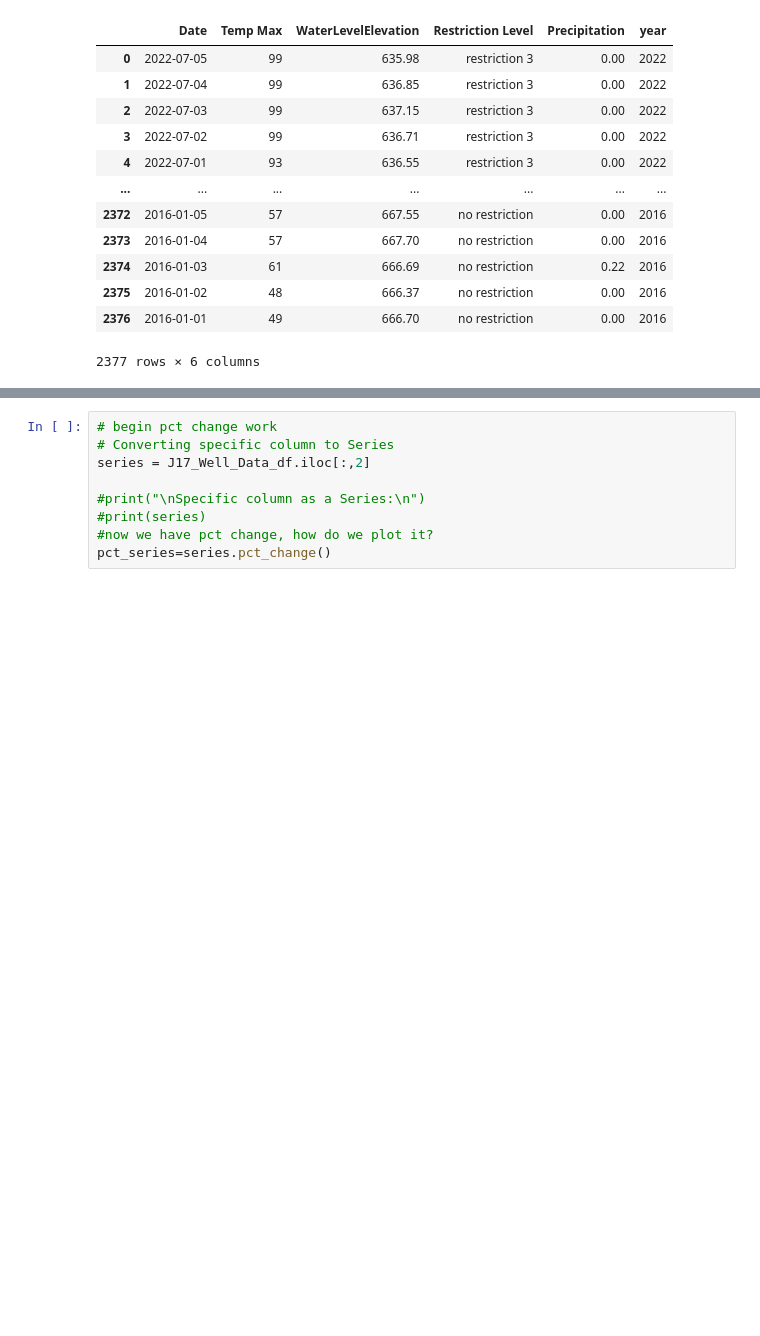
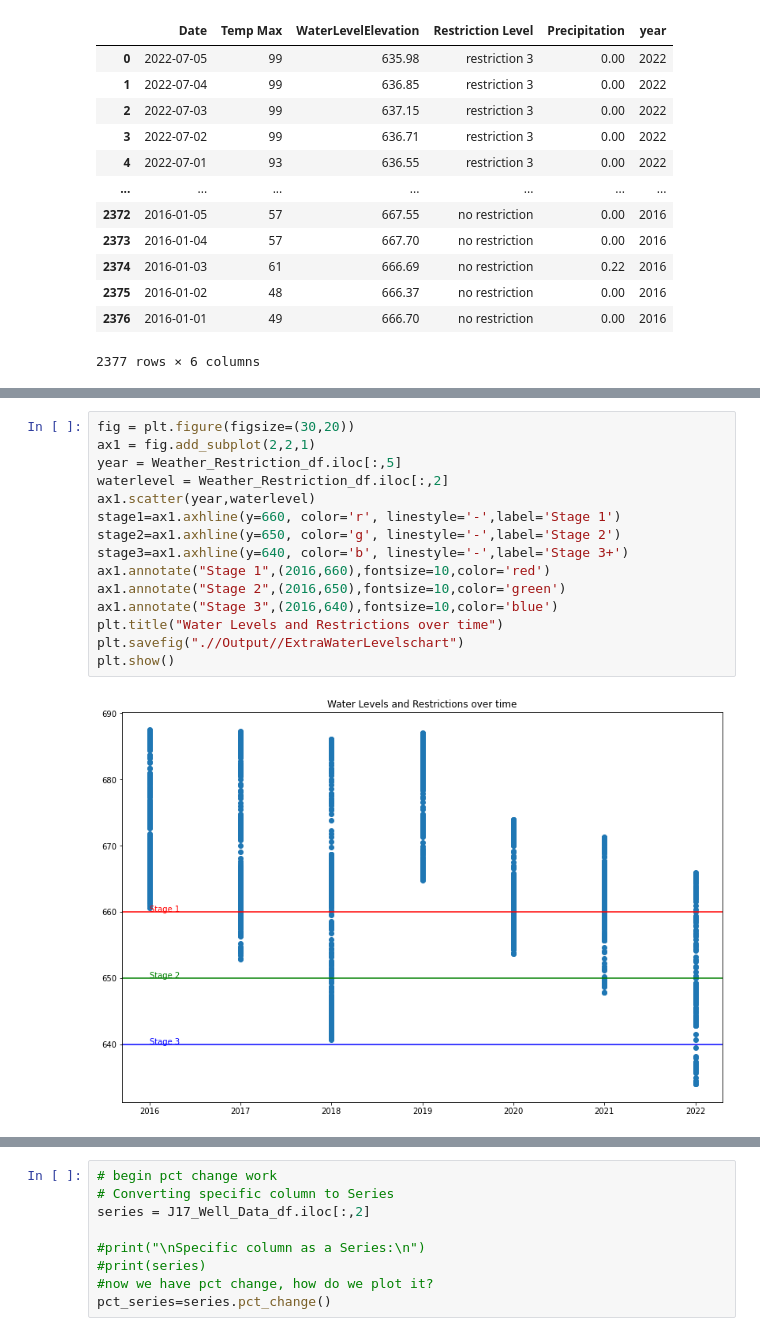
Before and after one commit to Shwetbaba/A-Review-of-the-Effectiveness-of-the-San-Antonio-Water-System-SAWS-Water-Restrictions-Policies, a Jupyter notebook: Group Project-1 Master Code.ipynb, the cells around one changed output, grey strips where cells are left out. Saved outputs shown, nothing was run; the diff lists cells and outputs as text; blank space fills up the shorter version.

```diff
--- a/Group Project-1 Master Code.ipynb
+++ b/Group Project-1 Master Code.ipynb
@@ -406,0 +405,17 @@ Weather_Restriction_df
+# %%
+fig = plt.figure(figsize=(30,20))
+ax1 = fig.add_subplot(2,2,1)
+year = Weather_Restriction_df.iloc[:,5]
+waterlevel = Weather_Restriction_df.iloc[:,2]
+ax1.scatter(year,waterlevel)
+stage1=ax1.axhline(y=660, color='r', linestyle='-',label='Stage 1')
+stage2=ax1.axhline(y=650, color='g', linestyle='-',label='Stage 2')
+stage3=ax1.axhline(y=640, color='b', linestyle='-',label='Stage 3+')
+ax1.annotate("Stage 1",(2016,660),fontsize=10,color='red')
+ax1.annotate("Stage 2",(2016,650),fontsize=10,color='green')
+ax1.annotate("Stage 3",(2016,640),fontsize=10,color='blue')
+plt.title("Water Levels and Restrictions over time")
+plt.savefig(".//Output//ExtraWaterLevelschart")
+plt.show()
+# %% [output]
+[figure, added]
```
Also changed, not shown: parts of 15 cells of this notebook, 16 other files.
